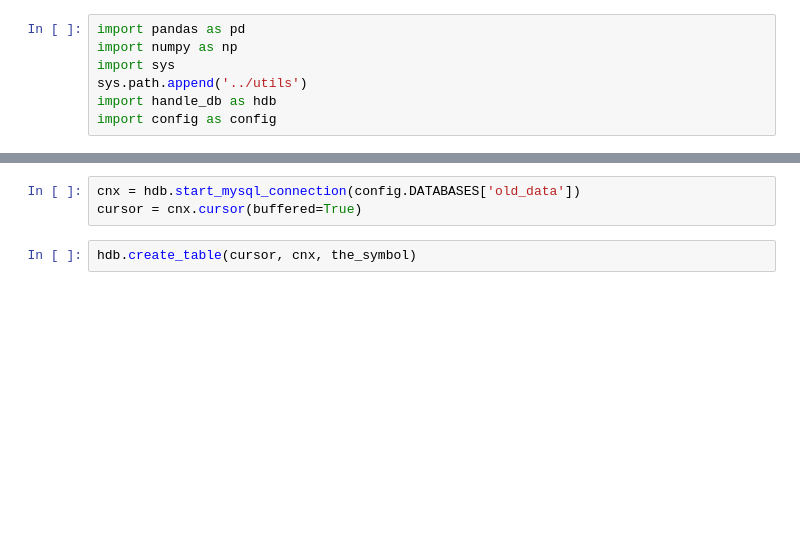
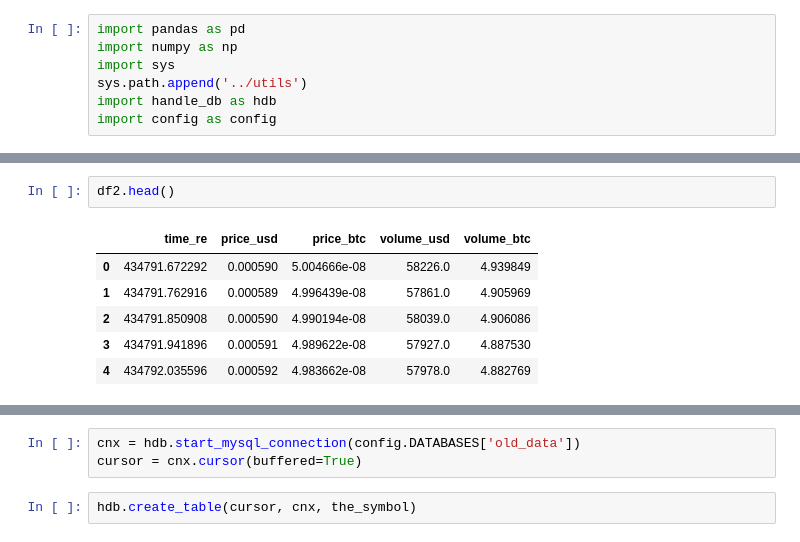
Before and after one commit to kaluzap/python_coingecko_mysql_report, a Jupyter notebook: notebook/open_clean_old_database.ipynb, the cells around one changed output, grey strips where cells are left out. Drawn from its saved outputs; the diff is of its cells as text; blank space fills up the shorter version.

```diff
--- a/notebook/open_clean_old_database.ipynb
+++ b/notebook/open_clean_old_database.ipynb
@@ -34,0 +34,9 @@ df.tail(10)
+# %%
+df2.head()
+# %% [output]
+|  | time_re | price_usd | price_btc | volume_usd | volume_btc |
+| 0 | 434791.672292 | 0.000590 | 5.004666e-08 | 58226.0 | 4.939849 |
+| 1 | 434791.762916 | 0.000589 | 4.996439e-08 | 57861.0 | 4.905969 |
+| 2 | 434791.850908 | 0.000590 | 4.990194e-08 | 58039.0 | 4.906086 |
+| 3 | 434791.941896 | 0.000591 | 4.989622e-08 | 57927.0 | 4.887530 |
+| 4 | 434792.035596 | 0.000592 | 4.983662e-08 | 57978.0 | 4.882769 |
```
Also changed, not shown: parts of 10 cells of this notebook, 4 other files.
